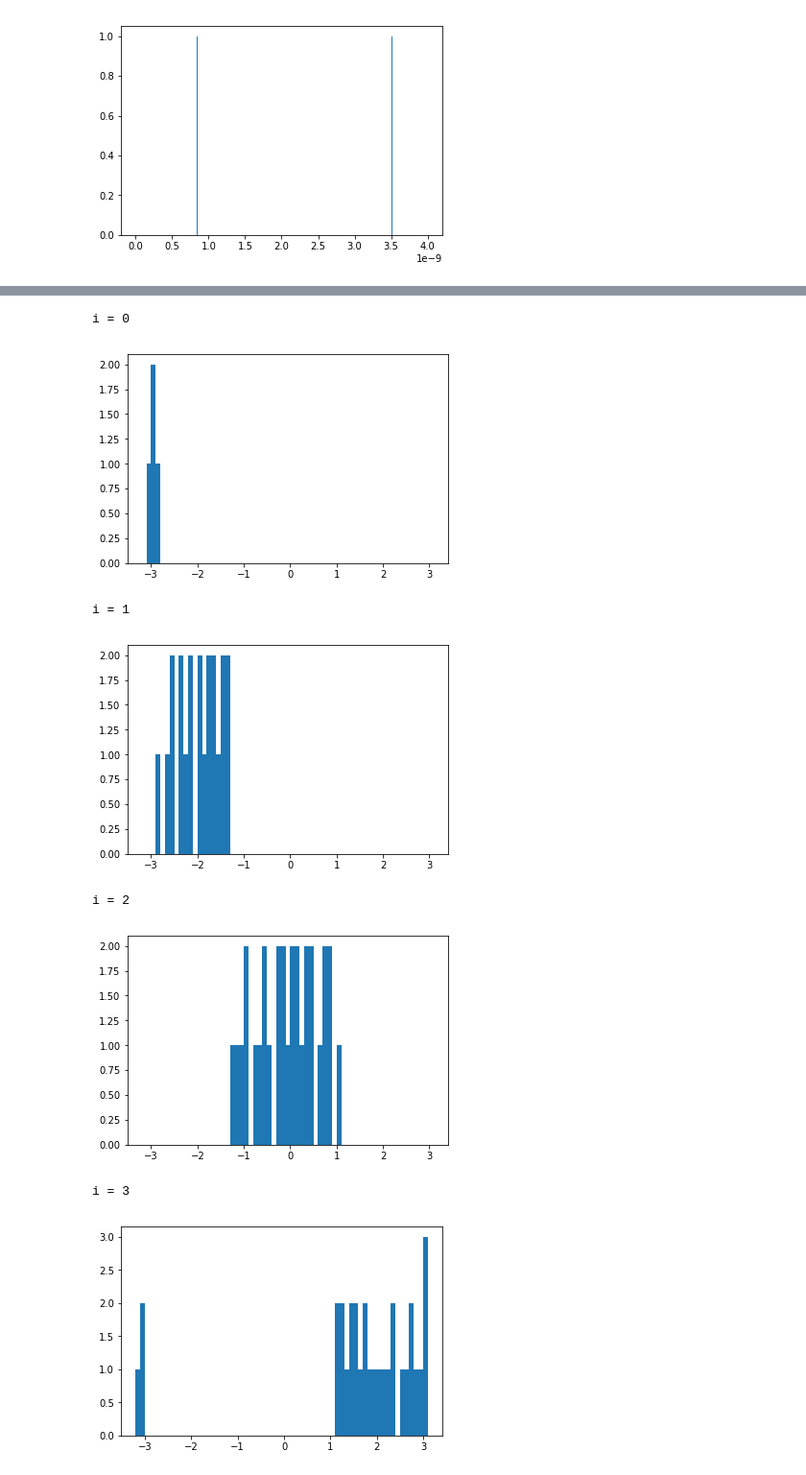
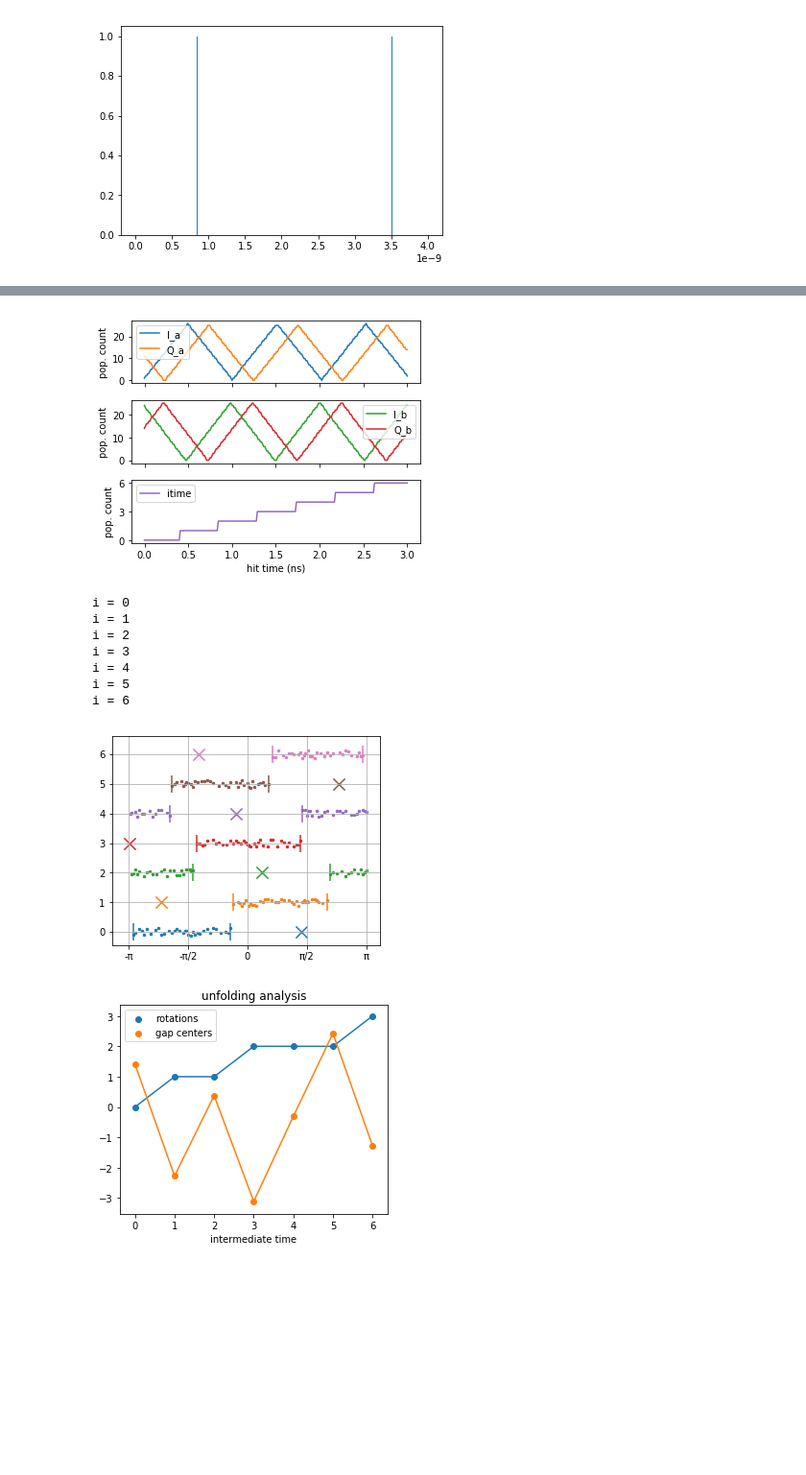
Before and after one commit to acidbourbon/lab_bench, a Jupyter notebook: workdir/jupyter/software_examples/sigproc_kit/IQ_TDC_paper/IQ_TDC_for_paper-25.ipynb, the cells around one changed output, grey strips where cells are left out. Shown at 96% size. Drawn from its saved outputs; the diff is of its cells as text; code cells hidden in the pictures; blank space fills up the shorter version.

```diff
--- a/workdir/jupyter/software_examples/sigproc_kit/IQ_TDC_paper/IQ_TDC_for_paper-25.ipynb
+++ b/workdir/jupyter/software_examples/sigproc_kit/IQ_TDC_paper/IQ_TDC_for_paper-25.ipynb
@@ -5,3 +5,6 @@ import numpy as np
 from sigproc_kit import *
 
 from my_utils import *
+
+prop_cycle = plt.rcParams['axes.prop_cycle']
+colors = prop_cycle.by_key()['color']
@@ -116,7 +11,7 @@ def cont_phi_new(I,Q,itime,rotations,gap_centers):
 # %%
 t = np.arange(0.,4e-9,2.5e-12)
 # %%
-osc_freq=983.39e6
+osc_freq=983.56e6
 
 hit_time = 300e-12
 
@@ -236,0 +174,35 @@ Q -= (np.max(Q)+np.min(Q))/2
+# %%
+import matplotlib.pyplot as plt
+import numpy as np
+
+
+# Create a figure with 2 stacked subplots sharing the x-axis
+fig, (ax1, ax2, ax3) = plt.subplots(3, 1, figsize=(5, 4), sharex=True)
+
+#ax1.set_title("Quadrature Pair a")
+ax1.plot(hit_time*1e9,Ia    ,label="I_a")
+ax1.plot(hit_time*1e9,Qa    ,label="Q_a")
+ax1.set_ylabel('pop. count')
+ax1.legend()
+
+# Plot on the second subplot
+#ax1.set_title("Quadrature Pair b")
+ax2.plot(hit_time*1e9,Ib    ,label="I_b", color=colors[2])
+ax2.plot(hit_time*1e9,Qb    ,label="Q_b", color=colors[3])
+ax2.set_ylabel('pop. count')
+ax2.legend()
+
+ax3.plot(hit_time*1e9,itime,label="itime", color=colors[4])
+ax3.set_ylabel('pop. count')
+ax3.set_xlabel('hit time (ns)')
+ax3.set_yticks([0,3,6])
+ax3.legend()
+
+# Adjust layout to prevent overlap
+plt.tight_layout()
+
+# Display the plots
+plt.savefig("IQab_itime.svg")
+plt.show()
+# %% [output]
+[figure, added]
@@ -237,11 +393,13 @@ Q -= (np.max(Q)+np.min(Q))/2
 # %%
+small_figure()
 rotations, gap_centers = ana_rot(I,Q,itime,plot=True)
 # %% [output]
 i = 0
+i = 1
+i = 2
+i = 3
+i = 4
+i = 5
+i = 6
-[figure, old version]
+[figure, new version]
-i = 1
-[figure, old version]
+[figure, new version]
-i = 2
-[figure, removed]
-i = 3
-[figure, removed]
```
Also changed, not shown: parts of 9 cells of this notebook, 6 other files.
